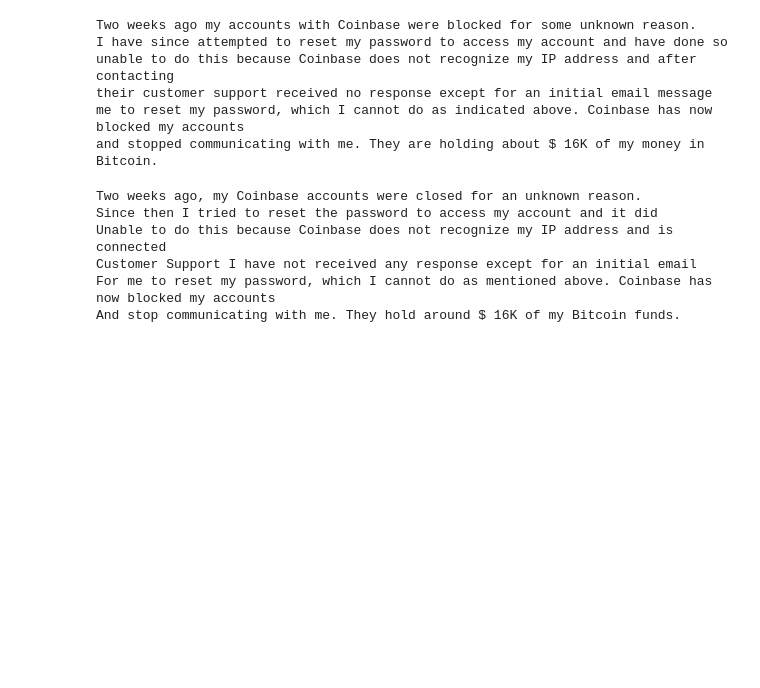
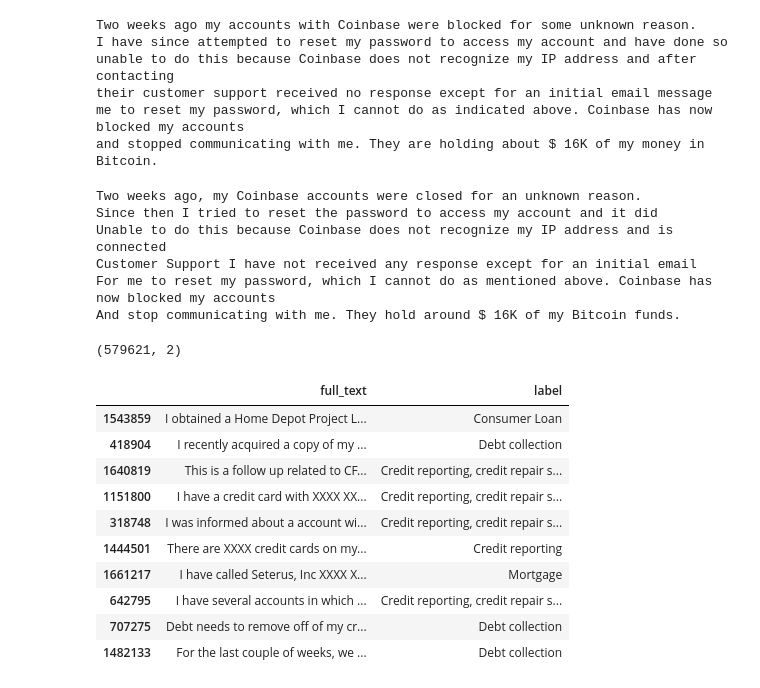
Before and after one commit to dineshh912/support_ticket_classification, a Jupyter notebook: 01-data_wrangling_eda.ipynb, the cells around one changed output. Saved outputs shown, nothing was run; the diff lists cells and outputs as text; code cells hidden in the pictures; blank space fills up the shorter version.

```diff
--- a/01-data_wrangling_eda.ipynb
+++ b/01-data_wrangling_eda.ipynb
@@ -471,3 +471,23 @@ Unable to do this because Coinbase does not recognize my IP address and is conne
 Customer Support I have not received any response except for an initial email
 For me to reset my password, which I cannot do as mentioned above. Coinbase has now blocked my accounts
 And stop communicating with me. They hold around $ 16K of my Bitcoin funds.
+# %%
+# Split train and test data
+
+df_cleaned.shape
+# %% [output]
+(579621, 2)
+# %%
+df_cleaned.sample(10)
+# %% [output]
+|  | full_text | label |
+| 1543859 | I obtained a Home Depot Project L... | Consumer Loan |
+| 418904 | I recently acquired a copy of my ... | Debt collection |
+| 1640819 | This is a follow up related to CF... | Credit reporting, credit repair s... |
+| 1151800 | I have a credit card with XXXX XX... | Credit reporting, credit repair s... |
+| 318748 | I was informed about a account wi... | Credit reporting, credit repair s... |
+| 1444501 | There are XXXX credit cards on my... | Credit reporting |
+| 1661217 | I have called Seterus, Inc XXXX X... | Mortgage |
+| 642795 | I have several accounts in which ... | Credit reporting, credit repair s... |
+| 707275 | Debt needs to remove off of my cr... | Debt collection |
+| 1482133 | For the last couple of weeks, we ... | Debt collection |
```
Also changed, not shown: parts of 40 cells of this notebook, 5 other files.
